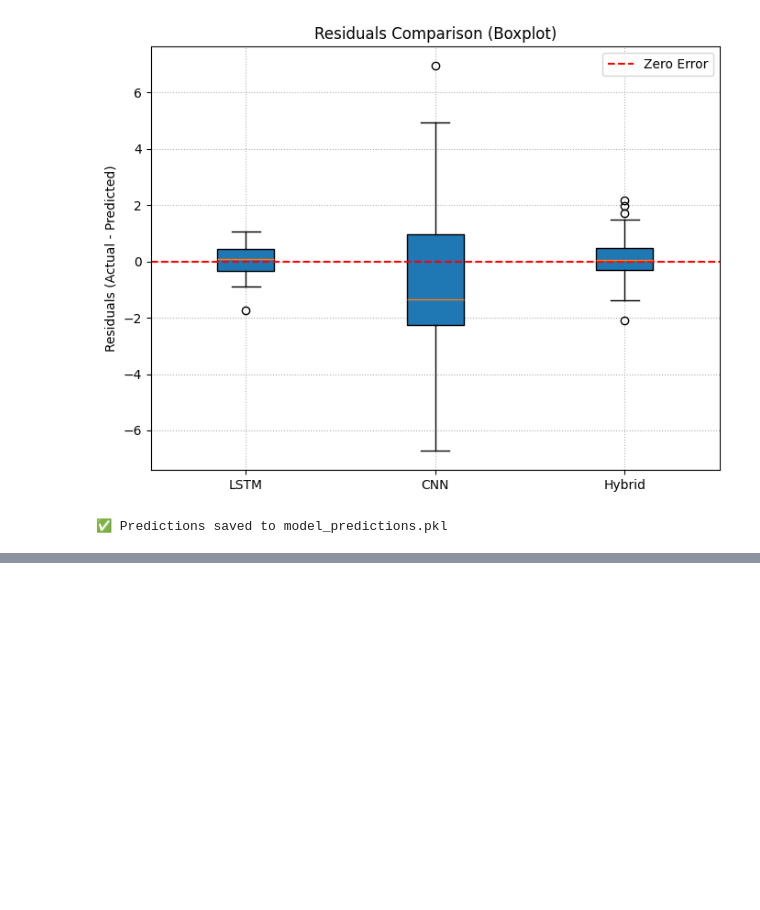
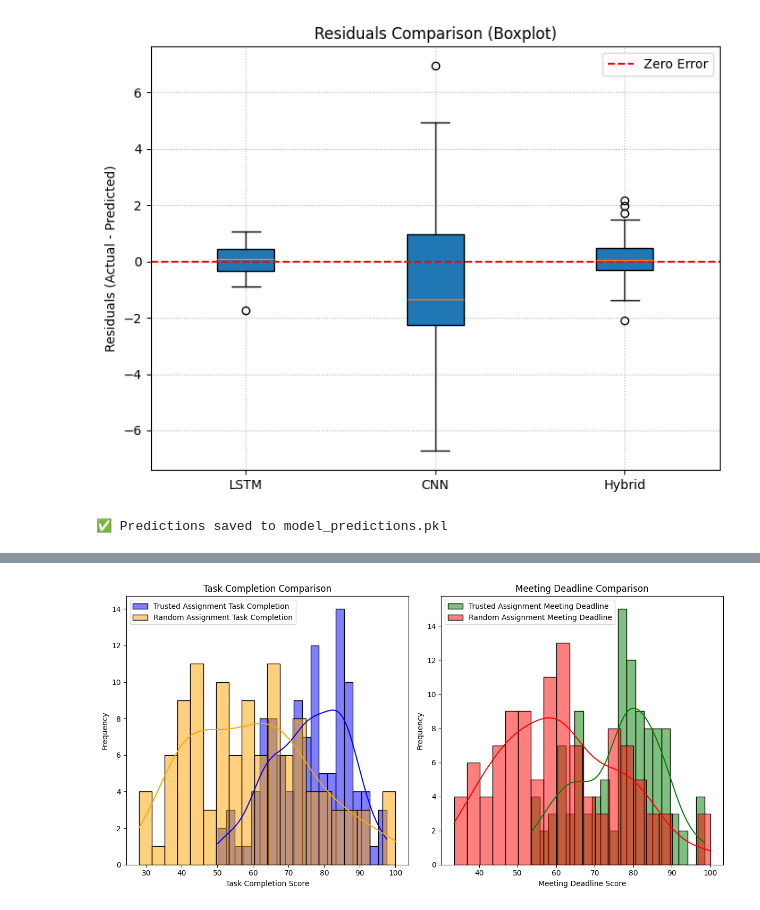
Before and after one commit to esbahsohail6/sataaf, a Jupyter notebook: trustscorelstmmaria_taskcompletion_(1).ipynb, the cells around one changed output, grey strips where cells are left out. Cells and saved outputs as stored; diff of their text form; code cells hidden in the pictures; blank space fills up the shorter version.

Commit message:
graphs fixed, with task completion and reallocation

```diff
--- a/trustscorelstmmaria_taskcompletion_(1).ipynb
+++ b/trustscorelstmmaria_taskcompletion_(1).ipynb
@@ -1717,0 +2091,82 @@ print("✅ Predictions saved to model_predictions.pkl")
+# %%
+import matplotlib.pyplot as plt
+import seaborn as sns
+
+# --- Assuming merged_df and merged_random_assign_df are already defined ---
+
+# Analyze and Compare Task Completion
+# 1. Plot histograms of 'Task Completion' in both DataFrames
+plt.figure(figsize=(12, 6))
+
+# Task Completion Distribution Comparison
+plt.subplot(1, 2, 1)
+sns.histplot(merged_df['Task Completion'].clip(0,100), color='blue', label='Trusted Assignment Task Completion', kde=True, bins=20)
+sns.histplot(merged_random_assign_df['Task Completion'].clip(0,100), color='orange', label='Random Assignment Task Completion', kde=True, bins=20)
+plt.title('Task Completion Comparison')
+plt.xlabel('Task Completion Score')
+plt.ylabel('Frequency')
+plt.legend()
+
+# Analyze and Compare Meeting Deadlines
+plt.subplot(1, 2, 2)
+sns.histplot(merged_df['Meeting Deadline'].clip(0,100), color='green', label='Trusted Assignment Meeting Deadline', kde=True, bins=20)
+sns.histplot(merged_random_assign_df['Meeting Deadline'].clip(0,100), color='red', label='Random Assignment Meeting Deadline', kde=True, bins=20)
+plt.title('Meeting Deadline Comparison')
+plt.xlabel('Meeting Deadline Score')
+plt.ylabel('Frequency')
+plt.legend()
+
+plt.tight_layout()
+plt.show()
+
+# Boxplot Comparison for Task Completion
+plt.figure(figsize=(8, 6))
+sns.boxplot(data=[merged_df['Task Completion'].clip(0,100), merged_random_assign_df['Task Completion'].clip(0,100)],
+            palette=["blue", "orange"])
+plt.xticks([0, 1], ['Trusted Asssignment', 'Random Asssignment'])
+plt.title('Task Completion Boxplot Comparison')
+plt.ylabel('Task Completion')
+plt.show()
+
+# Boxplot Comparison for Meeting Deadline
+plt.figure(figsize=(8, 6))
+sns.boxplot(data=[merged_df['Meeting Deadline'].clip(0,100), merged_random_assign_df['Meeting Deadline'].clip(0,100)],
+            palette=["green", "red"])
+plt.xticks([0, 1], ['Trusted Asssignment', 'Random Asssignment'])
+plt.title('Meeting Deadline Boxplot Comparison')
+plt.ylabel('Meeting Deadline Score')
+plt.show()
+
+# Additional statistics: Comparing means and medians
+task_completion_stats = {
+    'merged_df': {
+        'mean': merged_df['Task Completion'].mean(),
+        'median': merged_df['Task Completion'].median()
+    },
+    'merged_random_assign_df': {
+        'mean': merged_random_assign_df['Task Completion'].mean(),
+        'median': merged_random_assign_df['Task Completion'].median()
+    }
+}
+
+meeting_deadline_stats = {
+    'merged_df': {
+        'mean': merged_df['Meeting Deadline'].mean(),
+        'median': merged_df['Meeting Deadline'].median()
+    },
+    'merged_random_assign_df': {
+        'mean': merged_random_assign_df['Meeting Deadline'].mean(),
+        'median': merged_random_assign_df['Meeting Deadline'].median()
+    }
+}
+
+# Print statistical comparison
+print("\n--- Task Completion Statistics ---")
+print(f"merged_df: Mean = {task_completion_stats['merged_df']['mean']}, Median = {task_completion_stats['merged_df']['median']}")
+print(f"merged_random_assign_df: Mean = {task_completion_stats['merged_random_assign_df']['mean']}, Median = {task_completion_stats['merged_random_assign_df']['median']}")
+
+print("\n--- Meeting Deadline Statistics ---")
+print(f"merged_df: Mean = {meeting_deadline_stats['merged_df']['mean']}, Median = {meeting_deadline_stats['merged_df']['median']}")
+print(f"merged_random_assign_df: Mean = {meeting_deadline_stats['merged_random_assign_df']['mean']}, Median = {meeting_deadline_stats['merged_random_assign_df']['median']}")
+# %% [output]
+[figure, added]
```
Also changed, not shown: parts of 44 cells of this notebook.
